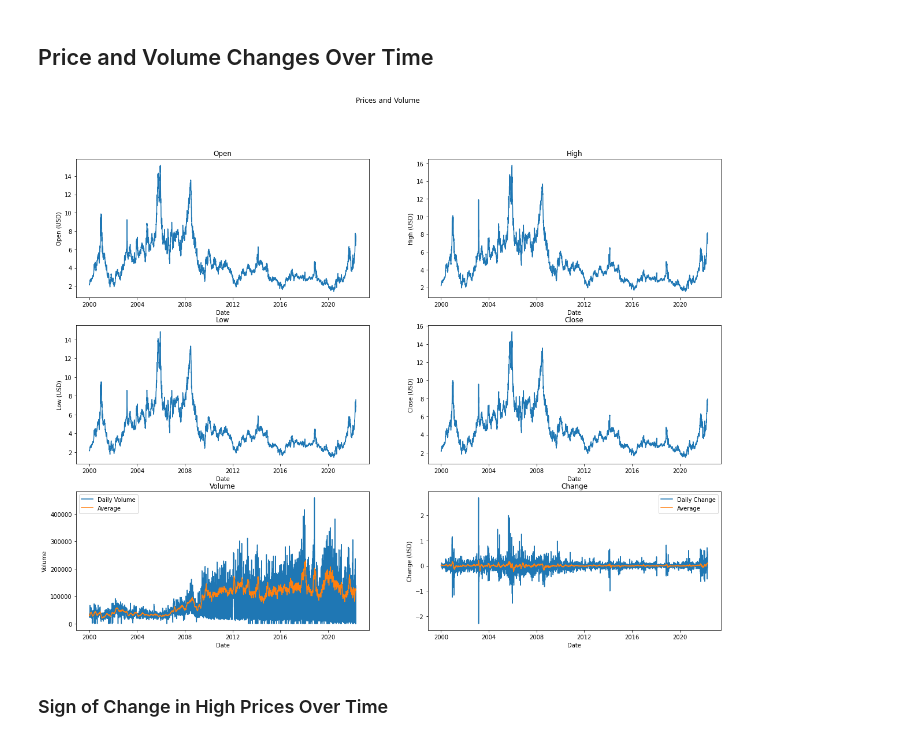
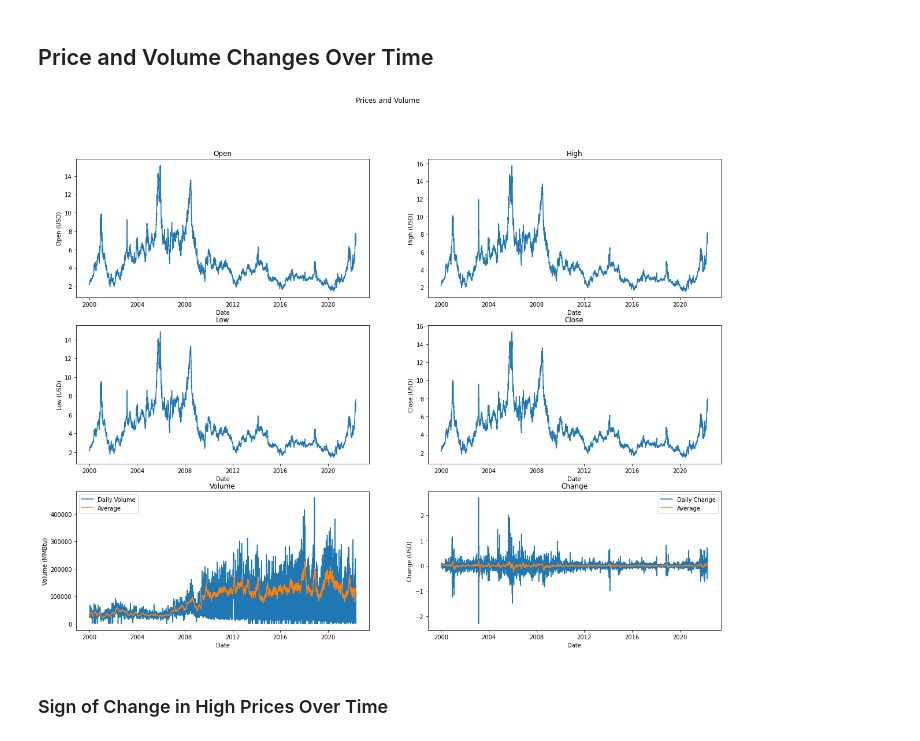
Before and after one commit to penichols10/Natural-Gas, a Jupyter notebook: natural_gas.ipynb, the cells around one changed output. Drawn from its saved outputs; the diff is of its cells as text; code cells hidden in the pictures.

```diff
--- a/natural_gas.ipynb
+++ b/natural_gas.ipynb
@@ -94,18 +112,20 @@ def make_rolling_average(feature, avg_length=30):
 # %%
 fig, axes = plt.subplots(3,2, figsize=(20,15))
 axes = axes.flatten()
 for i, feature in enumerate(df.columns[1:-1]):
     sns.lineplot(data=df, x='Date', y=feature, ax=axes[i])
     axes[i].set_title(feature)
     if feature != 'Volume':
         axes[i].set_ylabel(f'{feature} (USD)')
+    elif feature == 'Volume':
+        axes[i].set_ylabel(f'{feature} (MMBtu)')
     if feature == 'Volume' or feature == 'Change':
         sns.lineplot(data=df, x='Date', y=make_rolling_average(feature), ax=axes[i])
         axes[i].legend(labels=[f'Daily {feature}', f'Average'])
 plt.suptitle('Prices and Volume')
 plt.show()
 # %% [output]
-[figure, old version]
+[figure, new version]
 # %% [markdown]
 ### Sign of Change in High Prices Over Time
 # %%
```
Also changed, not shown: parts of 27 cells of this notebook.
